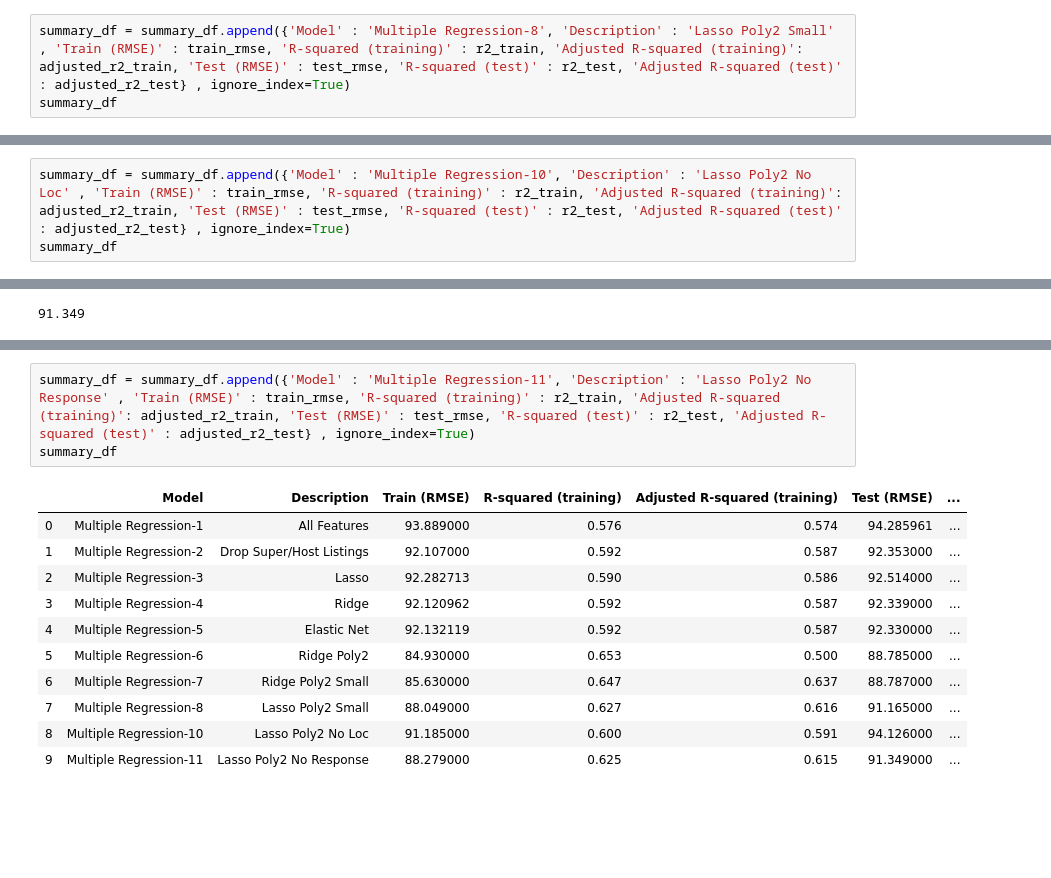
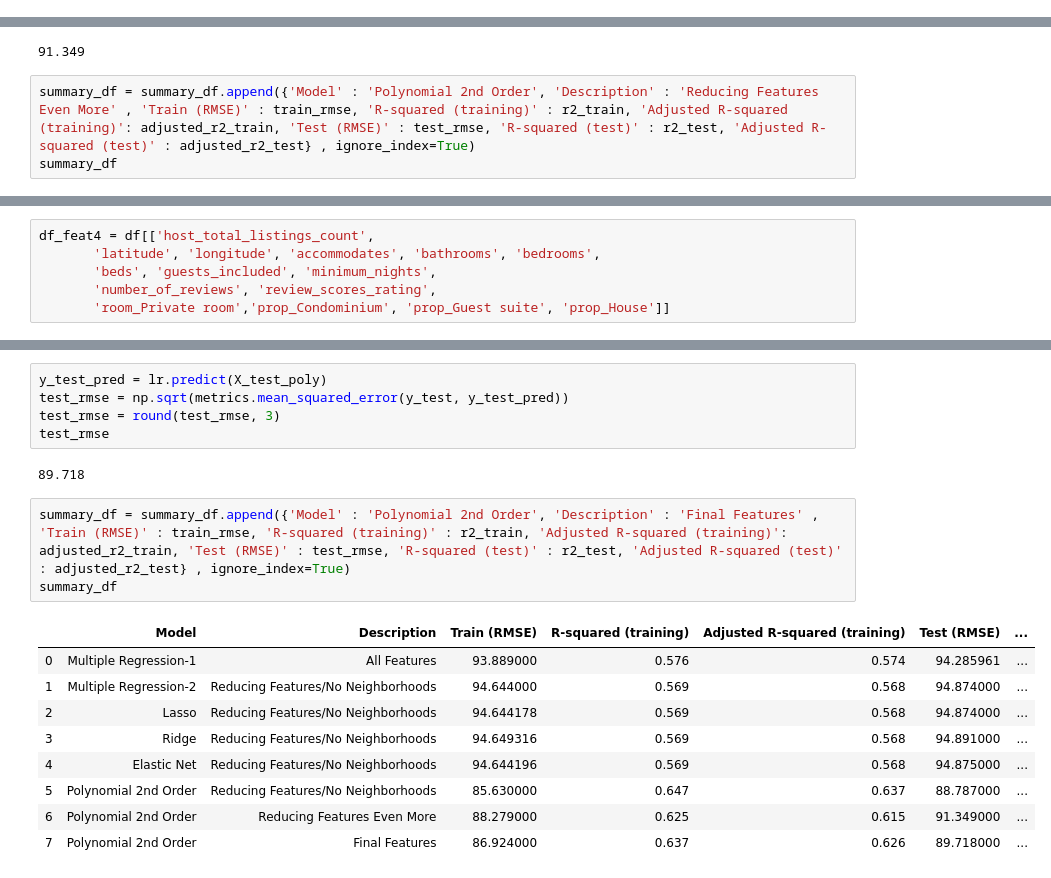
Before and after one commit to CaryMosley/Mod2Project, a Jupyter notebook: AirbnbFeatureEng.ipynb, the cells around one changed output, grey strips where cells are left out. Cells and saved outputs as stored; diff of their text form; blank space fills up the shorter version.

```diff
--- a/AirbnbFeatureEng.ipynb
+++ b/AirbnbFeatureEng.ipynb
@@ -670,3 +543,0 @@ test_rmse
-# %%
-summary_df = summary_df.append({'Model' : 'Multiple Regression-8', 'Description' : 'Lasso Poly2 Small' , 'Train (RMSE)' : train_rmse, 'R-squared (training)' : r2_train, 'Adjusted R-squared (training)': adjusted_r2_train, 'Test (RMSE)' : test_rmse, 'R-squared (test)' : r2_test, 'Adjusted R-squared (test)' : adjusted_r2_test} , ignore_index=True)
-summary_df
@@ -762,3 +543,0 @@ test_rmse
-# %%
-summary_df = summary_df.append({'Model' : 'Multiple Regression-10', 'Description' : 'Lasso Poly2 No Loc' , 'Train (RMSE)' : train_rmse, 'R-squared (training)' : r2_train, 'Adjusted R-squared (training)': adjusted_r2_train, 'Test (RMSE)' : test_rmse, 'R-squared (test)' : r2_test, 'Adjusted R-squared (test)' : adjusted_r2_test} , ignore_index=True)
-summary_df
@@ -858,3 +624,6 @@ test_rmse = round(test_rmse, 3)
 test_rmse
 # %% [output]
 91.349
+# %%
+summary_df = summary_df.append({'Model' : 'Polynomial 2nd Order', 'Description' : 'Reducing Features Even More' , 'Train (RMSE)' : train_rmse, 'R-squared (training)' : r2_train, 'Adjusted R-squared (training)': adjusted_r2_train, 'Test (RMSE)' : test_rmse, 'R-squared (test)' : r2_test, 'Adjusted R-squared (test)' : adjusted_r2_test} , ignore_index=True)
+summary_df
@@ -860,0 +641,6 @@ test_rmse
+# %%
+df_feat4 = df[['host_total_listings_count',
+       'latitude', 'longitude', 'accommodates', 'bathrooms', 'bedrooms',
+       'beds', 'guests_included', 'minimum_nights',
+       'number_of_reviews', 'review_scores_rating',
+       'room_Private room','prop_Condominium', 'prop_Guest suite', 'prop_House']]
@@ -861,15 +698,20 @@ test_rmse
+# %%
+y_test_pred = lr.predict(X_test_poly)
+test_rmse = np.sqrt(metrics.mean_squared_error(y_test, y_test_pred))
+test_rmse = round(test_rmse, 3)
+test_rmse
+# %% [output]
+89.718
 # %%
-summary_df = summary_df.append({'Model' : 'Multiple Regression-11', 'Description' : 'Lasso Poly2 No Response' , 'Train (RMSE)' : train_rmse, 'R-squared (training)' : r2_train, 'Adjusted R-squared (training)': adjusted_r2_train, 'Test (RMSE)' : test_rmse, 'R-squared (test)' : r2_test, 'Adjusted R-squared (test)' : adjusted_r2_test} , ignore_index=True)
+summary_df = summary_df.append({'Model' : 'Polynomial 2nd Order', 'Description' : 'Final Features' , 'Train (RMSE)' : train_rmse, 'R-squared (training)' : r2_train, 'Adjusted R-squared (training)': adjusted_r2_train, 'Test (RMSE)' : test_rmse, 'R-squared (test)' : r2_test, 'Adjusted R-squared (test)' : adjusted_r2_test} , ignore_index=True)
 summary_df
 # %% [output]
 |  | Model | Description | Train (RMSE) | R-squared (training) | Adjusted R-squared (training) | Test (RMSE) | ... |
 | 0 | Multiple Regression-1 | All Features | 93.889000 | 0.576 | 0.574 | 94.285961 | ... |
-| 1 | Multiple Regression-2 | Drop Super/Host Listings | 92.107000 | 0.592 | 0.587 | 92.353000 | ... |
-| 2 | Multiple Regression-3 | Lasso | 92.282713 | 0.590 | 0.586 | 92.514000 | ... |
-| 3 | Multiple Regression-4 | Ridge | 92.120962 | 0.592 | 0.587 | 92.339000 | ... |
-| 4 | Multiple Regression-5 | Elastic Net | 92.132119 | 0.592 | 0.587 | 92.330000 | ... |
-| 5 | Multiple Regression-6 | Ridge Poly2 | 84.930000 | 0.653 | 0.500 | 88.785000 | ... |
-| 6 | Multiple Regression-7 | Ridge Poly2 Small | 85.630000 | 0.647 | 0.637 | 88.787000 | ... |
-| 7 | Multiple Regression-8 | Lasso Poly2 Small | 88.049000 | 0.627 | 0.616 | 91.165000 | ... |
-| 8 | Multiple Regression-10 | Lasso Poly2 No Loc | 91.185000 | 0.600 | 0.591 | 94.126000 | ... |
-| 9 | Multiple Regression-11 | Lasso Poly2 No Response | 88.279000 | 0.625 | 0.615 | 91.349000 | ... |
+| 1 | Multiple Regression-2 | Reducing Features/No Neighborhoods | 94.644000 | 0.569 | 0.568 | 94.874000 | ... |
+| 2 | Lasso | Reducing Features/No Neighborhoods | 94.644178 | 0.569 | 0.568 | 94.874000 | ... |
+| 3 | Ridge | Reducing Features/No Neighborhoods | 94.649316 | 0.569 | 0.568 | 94.891000 | ... |
+| 4 | Elastic Net | Reducing Features/No Neighborhoods | 94.644196 | 0.569 | 0.568 | 94.875000 | ... |
+| 5 | Polynomial 2nd Order | Reducing Features/No Neighborhoods | 85.630000 | 0.647 | 0.637 | 88.787000 | ... |
+| 6 | Polynomial 2nd Order | Reducing Features Even More | 88.279000 | 0.625 | 0.615 | 91.349000 | ... |
+| 7 | Polynomial 2nd Order | Final Features | 86.924000 | 0.637 | 0.626 | 89.718000 | ... |
```
Also changed, not shown: parts of 102 cells of this notebook.
